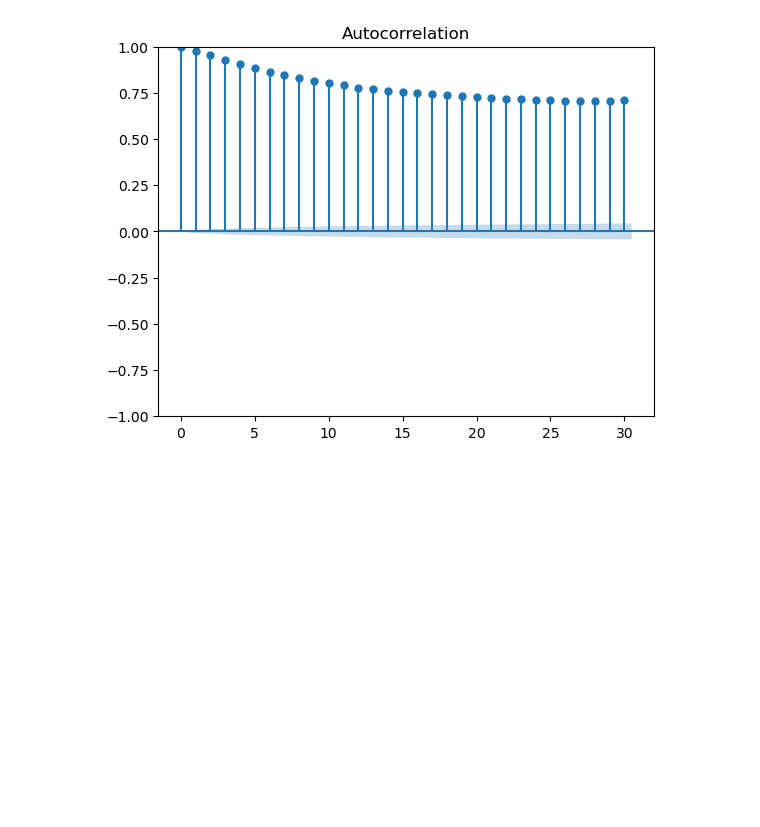
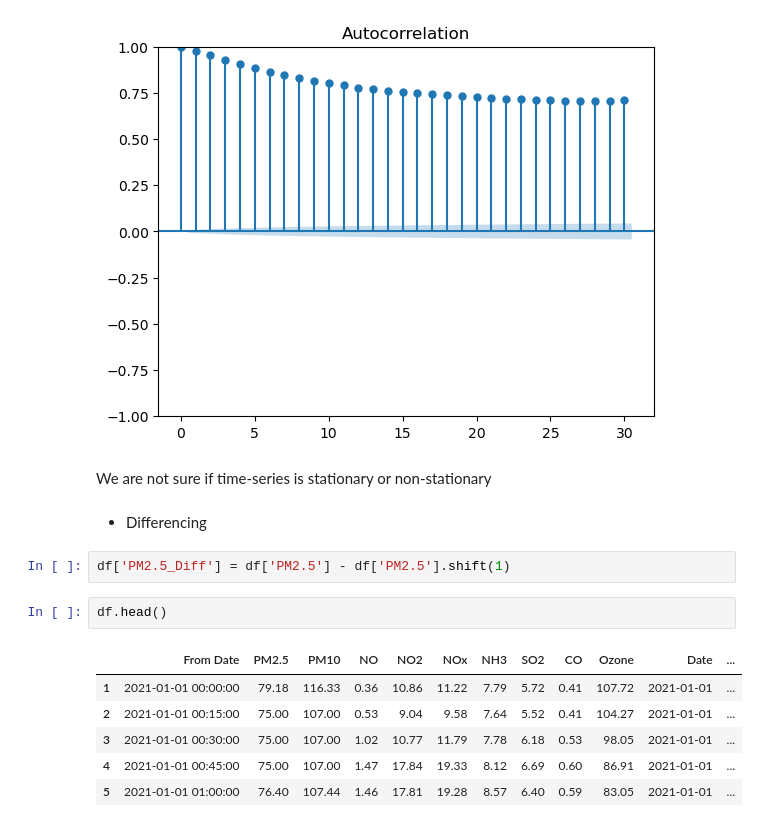
Before and after one commit to OmdenaAI/omdena-mumbai-chapter-air-quality, a Jupyter notebook: src/tasks/task-3-modeling/Time_series_forecasting.ipynb, the cells around one changed output. Drawn from its saved outputs; the diff is of its cells as text; blank space fills up the shorter version.

```diff
--- a/src/tasks/task-3-modeling/Time_series_forecasting.ipynb
+++ b/src/tasks/task-3-modeling/Time_series_forecasting.ipynb
@@ -104,3 +105,18 @@ from statsmodels.graphics.tsaplots import plot_acf, plot_pacf
 acf_plot = plot_acf(df['PM2.5'], lags=30)
 # %% [output]
 [figure]
+# %% [markdown]
+We are not sure if time-series is stationary or non-stationary
+# %% [markdown]
+- Differencing
+# %%
+df['PM2.5_Diff'] = df['PM2.5'] - df['PM2.5'].shift(1)
+# %%
+df.head()
+# %% [output]
+|  | From Date | PM2.5 | PM10 | NO | NO2 | NOx | NH3 | SO2 | CO | Ozone | Date | ... |
+| 1 | 2021-01-01 00:00:00 | 79.18 | 116.33 | 0.36 | 10.86 | 11.22 | 7.79 | 5.72 | 0.41 | 107.72 | 2021-01-01 | ... |
+| 2 | 2021-01-01 00:15:00 | 75.00 | 107.00 | 0.53 | 9.04 | 9.58 | 7.64 | 5.52 | 0.41 | 104.27 | 2021-01-01 | ... |
+| 3 | 2021-01-01 00:30:00 | 75.00 | 107.00 | 1.02 | 10.77 | 11.79 | 7.78 | 6.18 | 0.53 | 98.05 | 2021-01-01 | ... |
+| 4 | 2021-01-01 00:45:00 | 75.00 | 107.00 | 1.47 | 17.84 | 19.33 | 8.12 | 6.69 | 0.60 | 86.91 | 2021-01-01 | ... |
+| 5 | 2021-01-01 01:00:00 | 76.40 | 107.44 | 1.46 | 17.81 | 19.28 | 8.57 | 6.40 | 0.59 | 83.05 | 2021-01-01 | ... |
```
Also changed, not shown: parts of 19 cells of this notebook.
